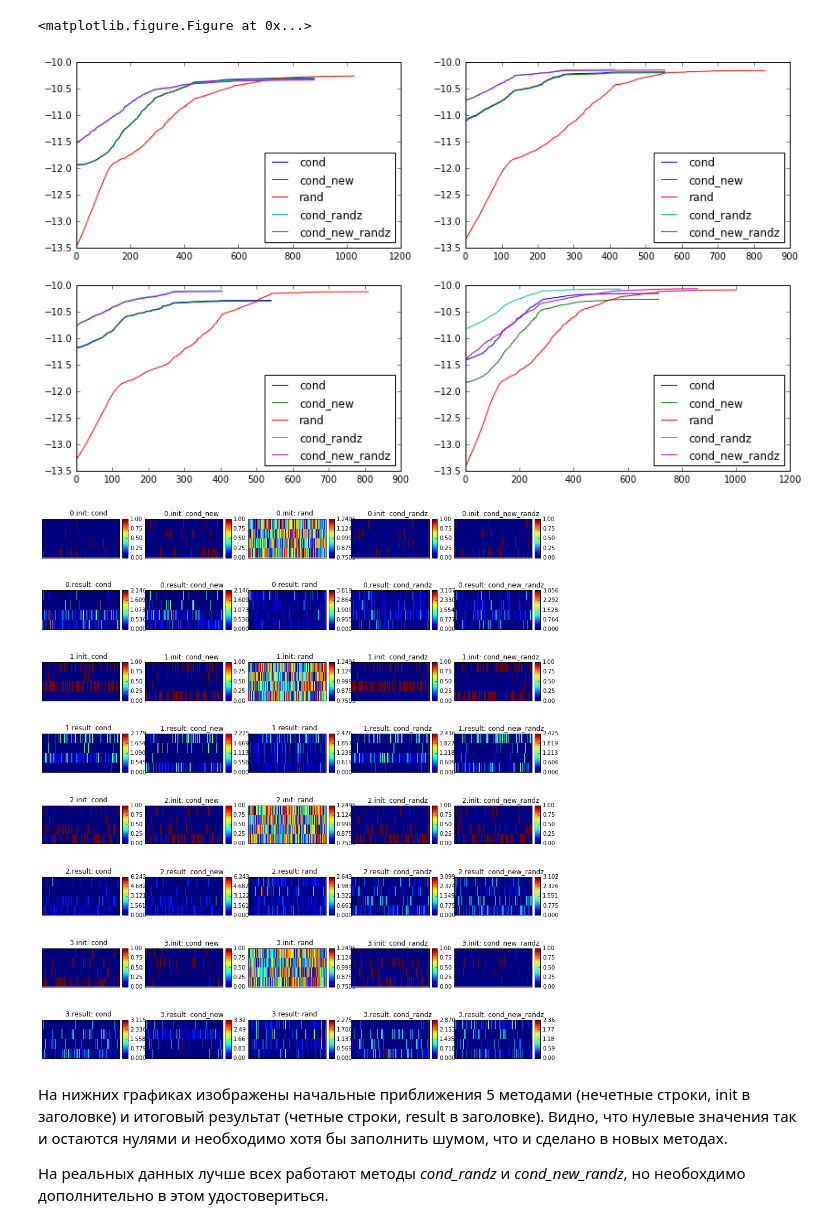
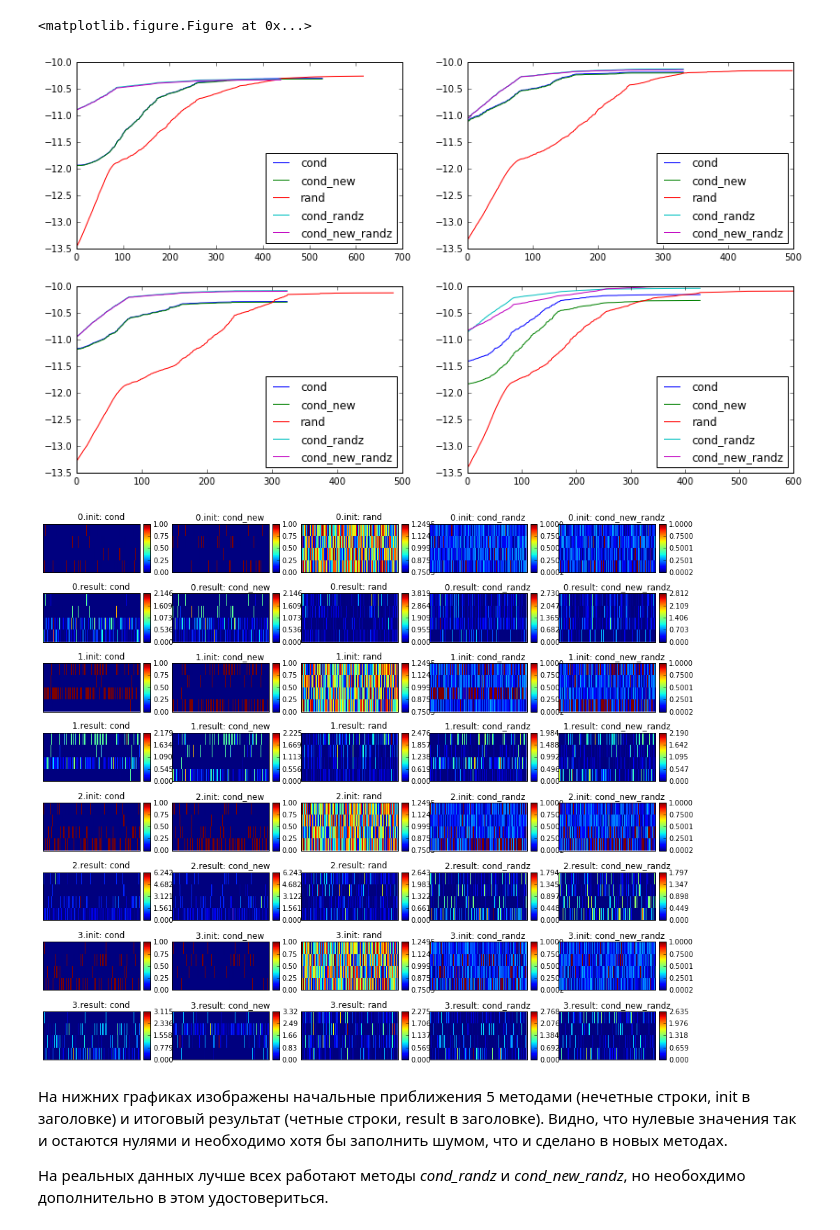
Before and after one commit to yangkuoone/WeiCLAM, a Jupyter notebook: code/Initialization.ipynb, the cells around one changed output. Cells and saved outputs as stored; diff of their text form; code cells hidden in the pictures.

```diff
--- a/code/Initialization.ipynb
+++ b/code/Initialization.ipynb
@@ -199,6 +199,7 @@ K = 4
 import os
 DATA_PATH = '../data/vk/'
 ego_paths = [f for f in os.listdir(DATA_PATH) if f.endswith(".ego")]
+#ego_paths = ego_paths[:2]
 inits = ['cond', 'cond_new', 'rand', 'cond_randz', 'cond_new_randz']
 plt.figure(figsize=(18,12))
 Fss = []
@@ -212,7 +213,7 @@ for indx, ego in enumerate(ego_paths):
     initFs = []
     itersLLH = []
     for init in log_progress(inits):
-        bigClam = BigClam(A, K, initF=init, debug_output=False, LLH_output=False, eps=1e-2, iter_output=3, alpha=0.3)
+        bigClam = BigClam(A, K, initF=init, debug_output=False, LLH_output=False, eps=1e-2, iter_output=5, alpha=0.3, rand_init_coef=0.3)
         res = bigClam.fit()
         initFs.append(bigClam.initFmode)
         itersLLH.append(bigClam.LLH_output_vals)
@@ -225,21 +226,21 @@ for indx, ego in enumerate(ego_paths):
 # %%
 plt.figure(figsize=(14,8))
 for indx in xrange(len(ego_paths)):
     plt.subplot(2,2,indx+1)
     for llh, init in zip(itersLLHs[indx], inits):
         plt.plot(-np.log(-np.array(llh)), label=init)
     plt.legend(loc=4)
 
-plt.figure(figsize=(16,18))
+plt.figure(figsize=(16,14))
 for i, initFs in enumerate(initFss):
     for j, initF in enumerate(initFs):
         plt.subplot(2*len(ego_paths), len(inits), j+2*i*len(Fs)+1)
         draw_matrix(initF.T, '{}.init: {}'.format(i, inits[j]))
         plt.subplot(2*len(ego_paths), len(inits), j+(2*i+1)*len(Fs)+1)
         draw_matrix(Fss[i][j].T, '{}.result: {}'.format(i, inits[j]))
 # %% [output]
-[figure, old version]
+[figure, new version]
-[figure, old version]
+[figure, new version]
 # %% [markdown]
 На нижних графиках изображены начальные приближения 5 методами (нечетные строки, init в заголовке) и итоговый результат (четные строки, result в заголовке). Видно, что нулевые значения так и остаются нулями и необходимо хотя бы заполнить шумом, что и сделано в новых методах.
 
```
Also changed, not shown: parts of 11 cells of this notebook, 1 other file.
